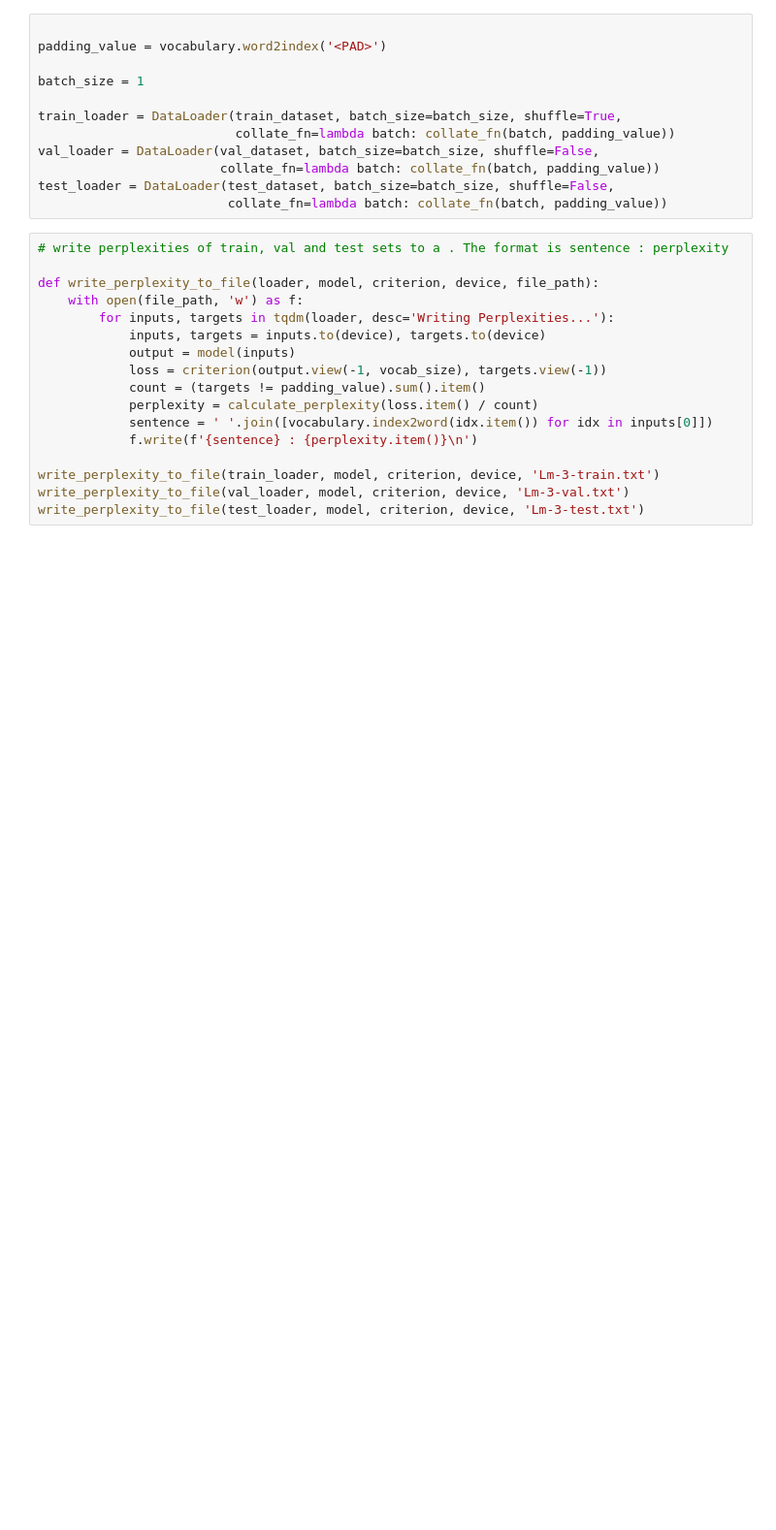
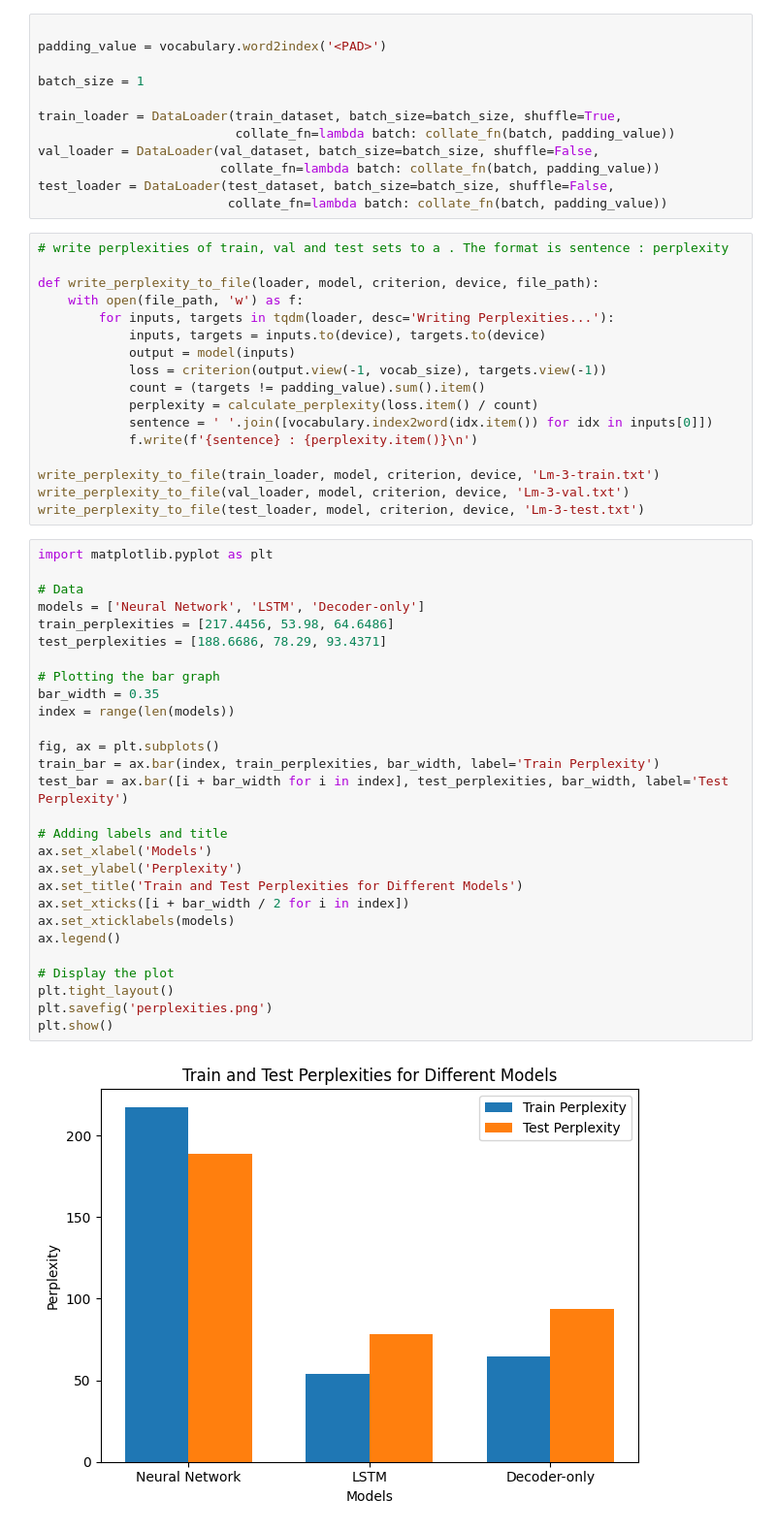
Before and after one commit to prakharjain3/language-modeling-lstm-neural-network-model-transformers, a Jupyter notebook: Q3.ipynb, the cells around one changed output. Shown: that part at 97% size. Cells and saved outputs as stored; diff of their text form; blank space fills up the shorter version.

```diff
--- a/Q3.ipynb
+++ b/Q3.ipynb
@@ -330,3 +330,33 @@ def write_perplexity_to_file(loader, model, criterion, device, file_path):
 write_perplexity_to_file(train_loader, model, criterion, device, 'Lm-3-train.txt')
 write_perplexity_to_file(val_loader, model, criterion, device, 'Lm-3-val.txt')
 write_perplexity_to_file(test_loader, model, criterion, device, 'Lm-3-test.txt')
+# %%
+import matplotlib.pyplot as plt
+
+# Data
+models = ['Neural Network', 'LSTM', 'Decoder-only']
+train_perplexities = [217.4456, 53.98, 64.6486]
+test_perplexities = [188.6686, 78.29, 93.4371]
+
+# Plotting the bar graph
+bar_width = 0.35
+index = range(len(models))
+
+fig, ax = plt.subplots()
+train_bar = ax.bar(index, train_perplexities, bar_width, label='Train Perplexity')
+test_bar = ax.bar([i + bar_width for i in index], test_perplexities, bar_width, label='Test Perplexity')
+
+# Adding labels and title
+ax.set_xlabel('Models')
+ax.set_ylabel('Perplexity')
+ax.set_title('Train and Test Perplexities for Different Models')
+ax.set_xticks([i + bar_width / 2 for i in index])
+ax.set_xticklabels(models)
+ax.legend()
+
+# Display the plot
+plt.tight_layout()
+plt.savefig('perplexities.png')
+plt.show()
+# %% [output]
+[figure, added]
```
Also changed, not shown: 1 other file.
